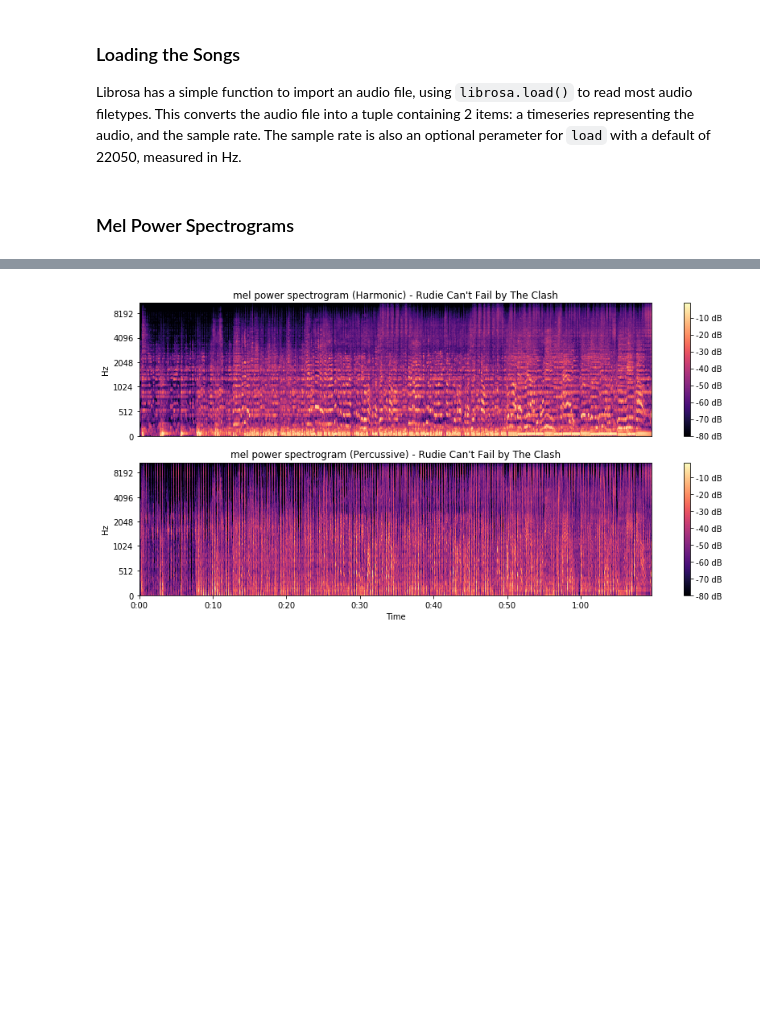
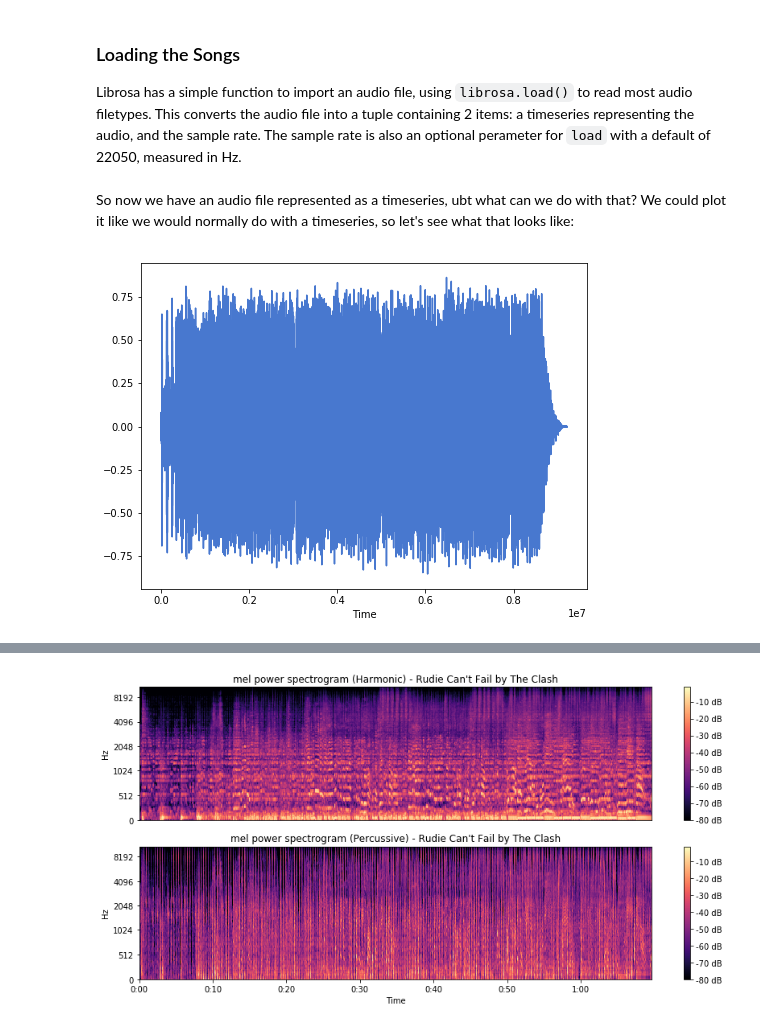
Before and after one commit to ZMBailey/proj_3, a Jupyter notebook: librosa_visualizations.ipynb, the cells around one changed output, grey strips where cells are left out. Cells and saved outputs as stored; diff of their text form; code cells hidden in the pictures; blank space fills up the shorter version.

```diff
--- a/librosa_visualizations.ipynb
+++ b/librosa_visualizations.ipynb
@@ -30,5 +30,13 @@ songs = []
 for i,path in enumerate(audio_paths):
     a, sr = librosa.load('songs/' + path, sr=44100)
     songs.append((a,sr,names[i]))
-# %% [markdown]
-### Mel Power Spectrograms
+# %% [markdown]
+So now we have an audio file represented as a timeseries, ubt what can we do with that? We could plot it like we would normally do with a timeseries, so let's see what that looks like:
+# %%
+fig, ax = plt.subplots(figsize=(8,6))
+ax.plot(songs[0][0])
+ax.set_xlabel('Time')
+ax.set_ylabel('')
+plt.show()
+# %% [output]
+[figure, added]
```
Also changed, not shown: parts of 11 cells of this notebook, 1 other file.
